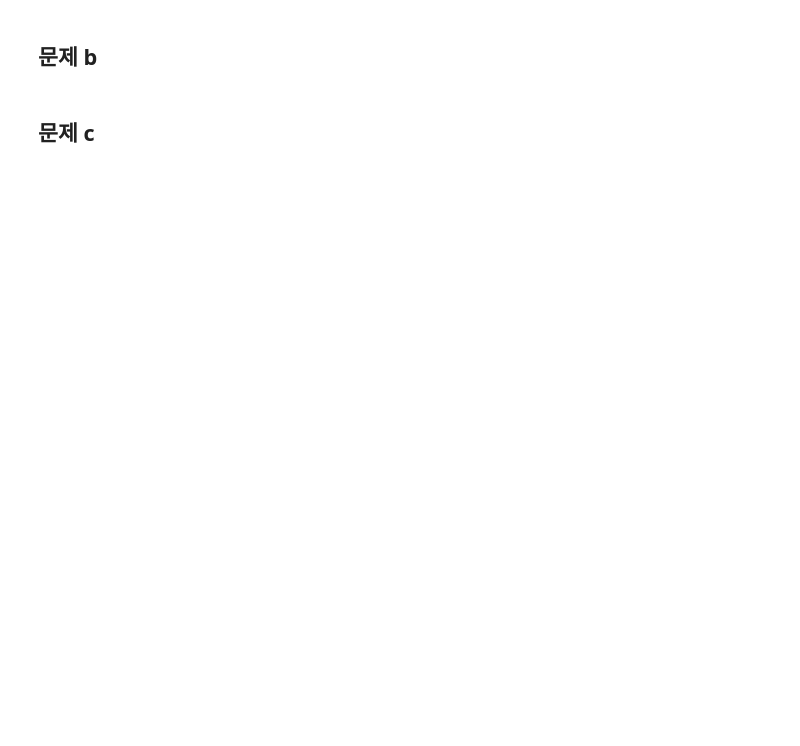
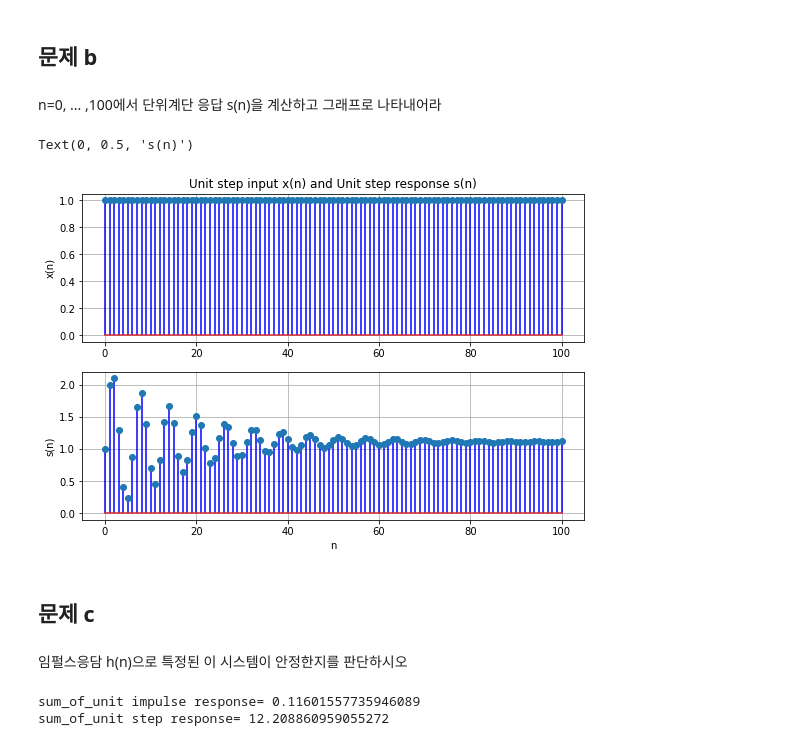
Before and after one commit to asdfrv20/DSP_python, a Jupyter notebook: chap03/chap03_ex09.ipynb, the cells around one changed output. Drawn from its saved outputs; the diff is of its cells as text; code cells hidden in the pictures; blank space fills up the shorter version.

```diff
--- a/chap03/chap03_ex09.ipynb
+++ b/chap03/chap03_ex09.ipynb
@@ -13,4 +44,35 @@ from chap03_module import *
 # %% [markdown]
 ## 문제 b
+# %% [markdown]
+n=0, ... ,100에서 단위계단 응답 s(n)을 계산하고 그래프로 나타내어라
+# %%
+# 시퀀스 발생
+xn2 = stepseq(0,0,100)          # 단위임펄스 입력시퀀스
+sn = signal.lfilter(b,a,xn2)    # 단위스텝 응답 시퀀스
+
+# 그래프
+plt.figure(figsize=(9,6))
+plt.subplot(2,1,1); plt.stem(n,xn2,'b'); plt.grid()
+plt.title("Unit step input x(n) and Unit step response s(n)"); plt.ylabel("x(n)")
+plt.subplot(2,1,2); plt.stem(n,sn,'b'); plt.grid()
+plt.xlabel("n"); plt.ylabel("s(n)")
+# %% [output]
+Text(0, 0.5, 's(n)')
+[figure, added]
 # %% [markdown]
 ## 문제 c
+# %% [markdown]
+임펄스응담 h(n)으로 특정된 이 시스템이 안정한지를 판단하시오
+# %%
+xn1_sum = np.sum(xn1)
+hn_sum = np.sum(hn)
+sum1 = hn_sum - xn1_sum
+print("sum_of_unit impulse response=", sum1)
+
+xn2_sum = np.sum(xn2)
+sn_sum = np.sum(sn)
+sum2 = sn_sum - xn2_sum
+print("sum_of_unit step response=", sum2)
+# %% [output]
+sum_of_unit impulse response= 0.11601557735946089
+sum_of_unit step response= 12.208860959055272
```
Also changed, not shown: parts of 5 cells of this notebook.
